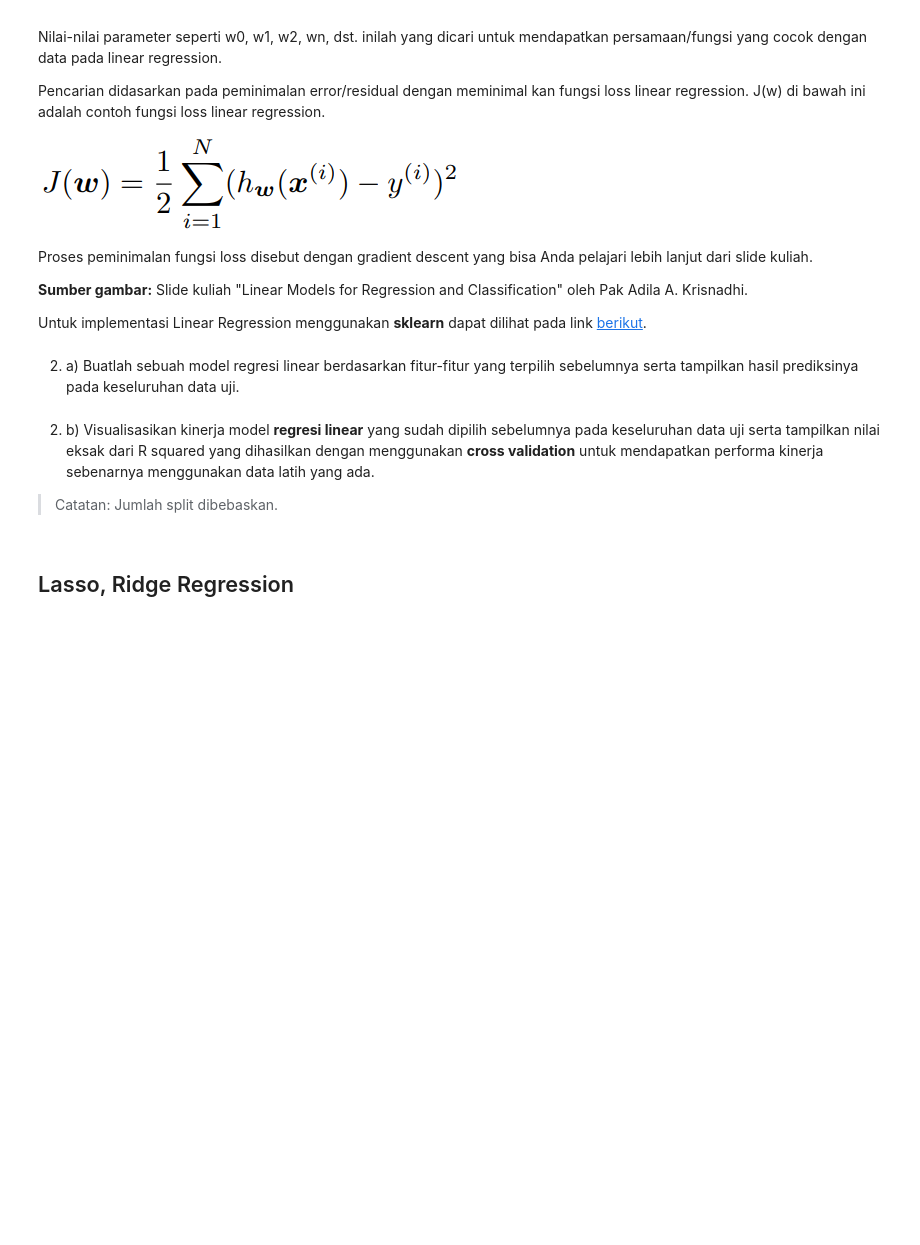
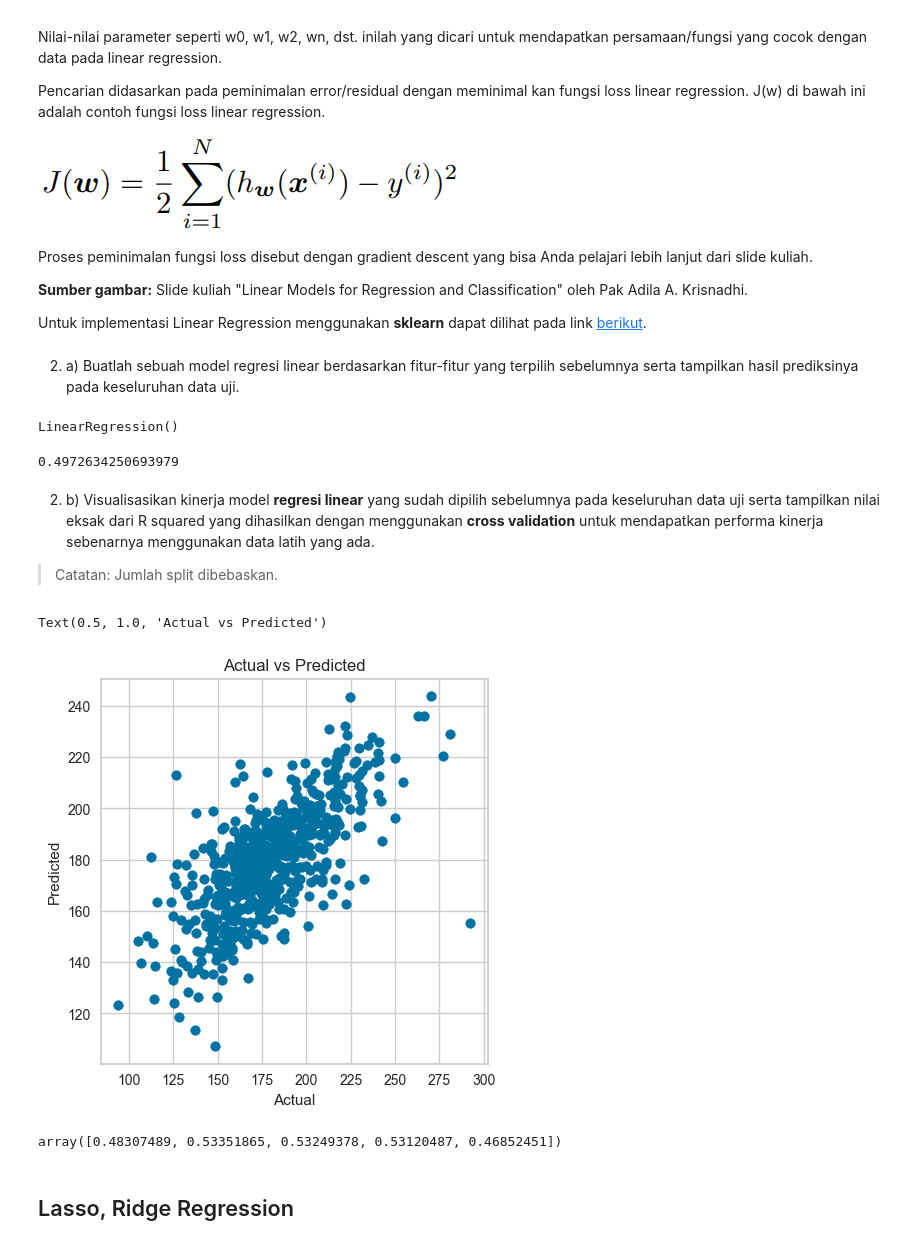
Before and after one commit to iqbalpa/KASDD, a Jupyter notebook: Lab 7/B_Lab7_2106752281_IqbalPahleviAmin.ipynb, the cells around one changed output. Drawn from its saved outputs; the diff is of its cells as text; code cells hidden in the pictures; blank space fills up the shorter version.

```diff
--- a/Lab 7/B_Lab7_2106752281_IqbalPahleviAmin.ipynb
+++ b/Lab 7/B_Lab7_2106752281_IqbalPahleviAmin.ipynb
@@ -273,0 +378,4 @@ y = df['TARGET_deathRate']
+# %%
+features_importance = pd.DataFrame({'feature': X_train.columns, 'importance': lasso.coef_})
+features_importance = features_importance.sort_values(by='importance', ascending=False)
+features_importance
@@ -274,3 +402,6 @@ y = df['TARGET_deathRate']
+# %%
+selected_features = features_importance[(features_importance['importance'] > 0.5) | (features_importance['importance'] < -0.5)]
+selected_cols = selected_features['feature'].values
 # %% [markdown]
 ##**Linear Regression**
 # %% [markdown]
@@ -307,10 +438,40 @@ Proses peminimalan fungsi loss disebut dengan gradient descent yang bisa Anda pe
 Untuk implementasi Linear Regression menggunakan **sklearn** dapat dilihat pada link [berikut](https://scikit-learn.org/stable/modules/generated/sklearn.linear_model.LinearRegression.html).
 # %% [markdown]
 2. a) Buatlah sebuah model regresi linear berdasarkan fitur-fitur yang terpilih sebelumnya serta tampilkan hasil prediksinya pada keseluruhan data uji.
+# %%
+from sklearn.linear_model import LinearRegression
+
+linear = LinearRegression()
+linear.fit(X_train[selected_cols], y_train)
+# %% [output]
+LinearRegression()
+# %%
+from sklearn.metrics import r2_score
+
+y_pred = linear.predict(X_test[selected_cols])
+r2_score(y_test, y_pred)
+# %% [output]
+0.4972634250693979
 # %% [markdown]
 2. b) Visualisasikan kinerja model **regresi linear** yang sudah dipilih sebelumnya pada keseluruhan data uji serta tampilkan nilai eksak dari R squared yang dihasilkan dengan menggunakan **cross validation** untuk mendapatkan performa kinerja sebenarnya menggunakan data latih yang ada.
 
 > Catatan: Jumlah split dibebaskan.
+# %%
+plt.figure(figsize=(5, 5))
+plt.scatter(y_test, y_pred)
+plt.xlabel('Actual')
+plt.ylabel('Predicted')
+plt.title('Actual vs Predicted')
+# %% [output]
+Text(0.5, 1.0, 'Actual vs Predicted')
+[figure, added]
+# %%
+from sklearn.model_selection import cross_val_score
+
+scores = cross_val_score(linear, X_train[selected_cols], y_train, cv=5, scoring='r2')
+scores
+# %% [output]
+array([0.48307489, 0.53351865, 0.53249378, 0.53120487, 0.46852451])
 # %% [markdown]
 ## Lasso, Ridge Regression
 # %% [markdown]
```
Also changed, not shown: parts of 51 cells of this notebook, 2 other files.
